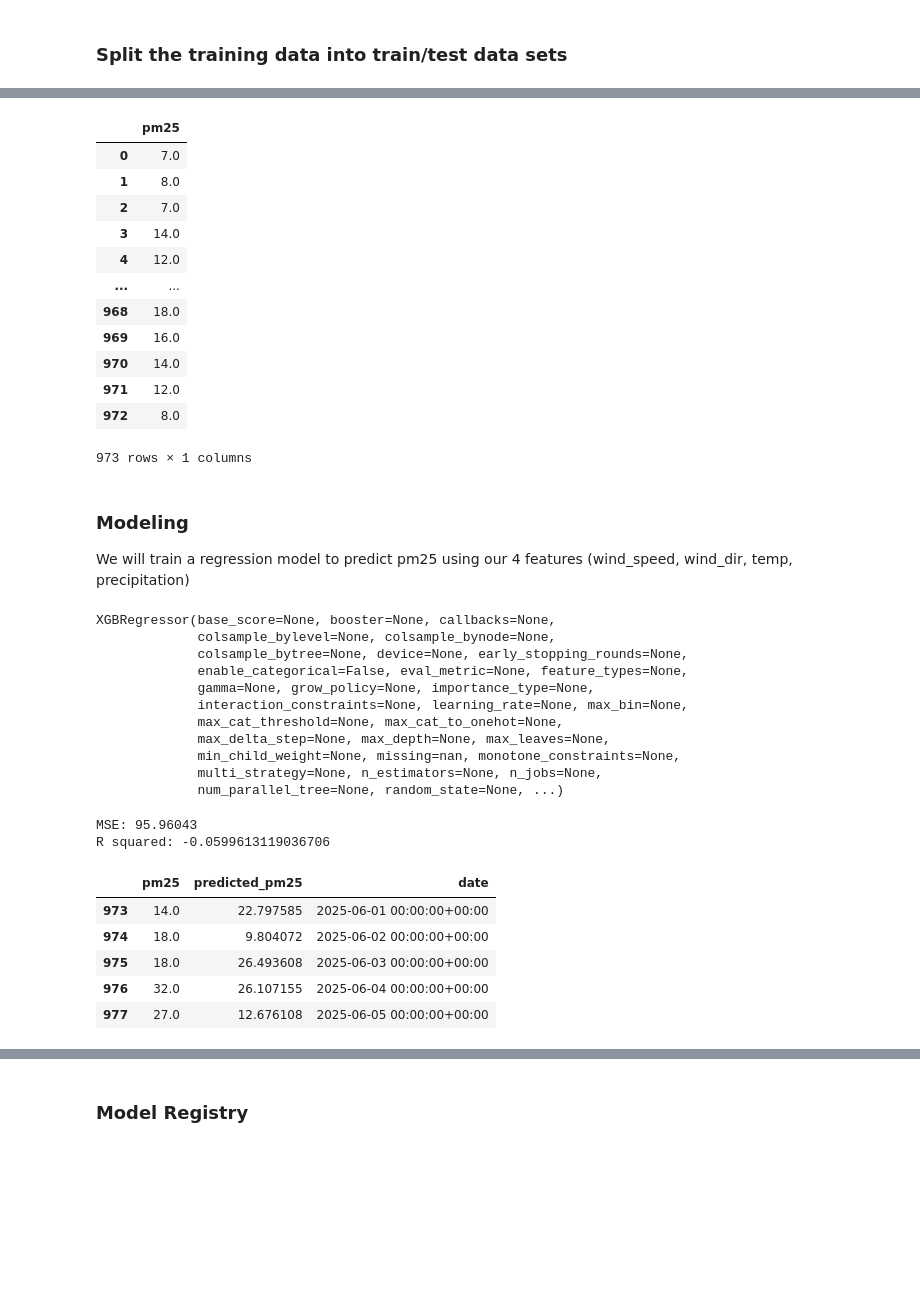
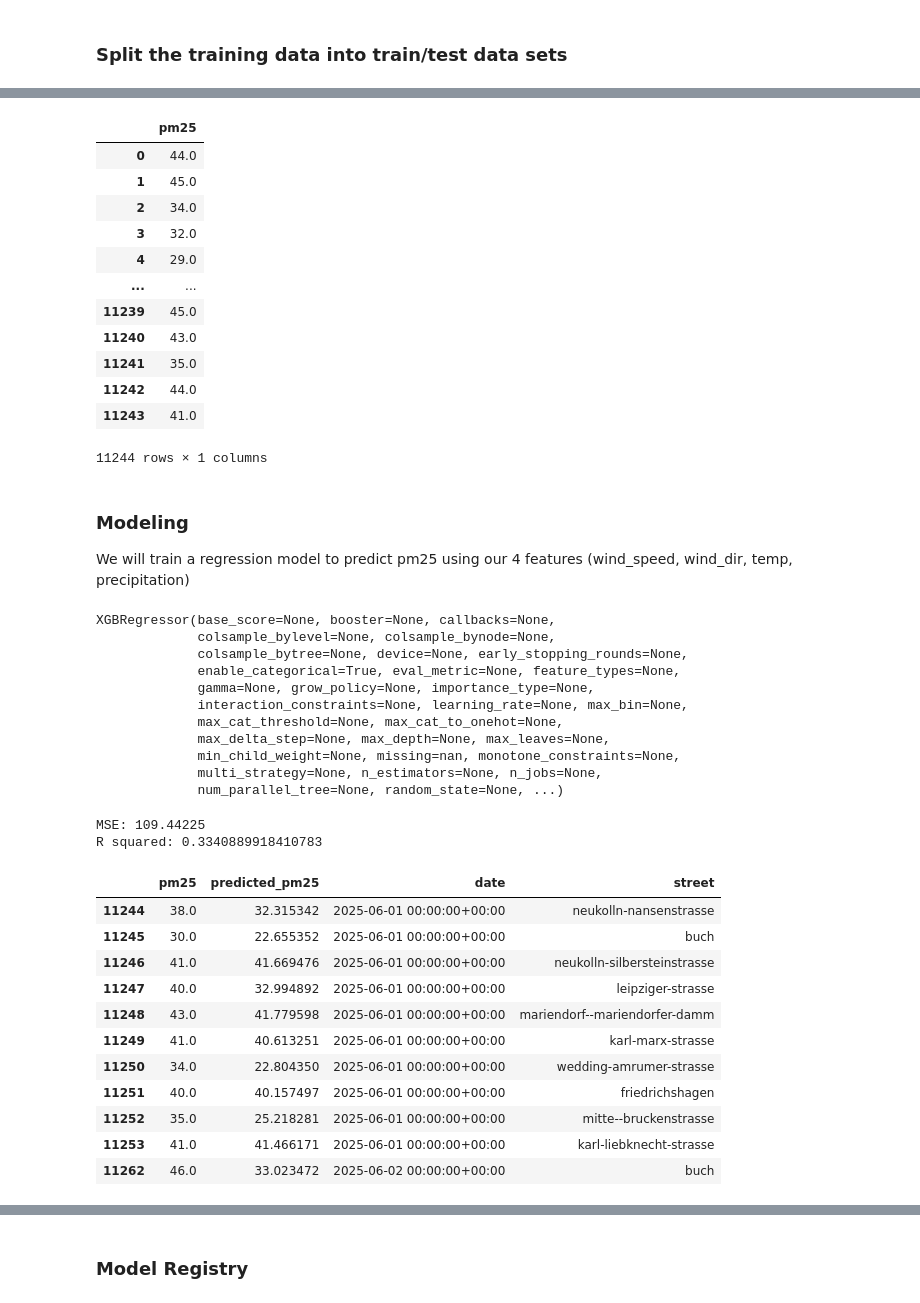
Before and after one commit to kikalore/mlfs-book, a Jupyter notebook: notebooks/airquality/labA.3_air_quality_training_pipeline.ipynb, the cells around one changed output, grey strips where cells are left out. Saved outputs shown, nothing was run; the diff lists cells and outputs as text; code cells hidden in the pictures; blank space fills up the shorter version.

```diff
--- a/notebooks/airquality/labA.3_air_quality_training_pipeline.ipynb
+++ b/notebooks/airquality/labA.3_air_quality_training_pipeline.ipynb
@@ -149,5 +116,5 @@ https://c.app.hopsworks.ai:443/p/1279175/fs/1265791/fv/air_quality_fv_lagged_3/v
 # %%
 # Check Feature view
-feature_view = fs.get_feature_view(name="air_quality_fv", version=1)
+feature_view = fs.get_feature_view(name="air_quality_fv_berlin", version=1)
 feature_view.schema
 # %% [output]
@@ -188,3 +159,8 @@ X_train
 # %%
 X_features = X_train.drop(columns=['date'])
 X_test_features = X_test.drop(columns=['date'])
+
+X_features['street'] = X_features['street'].astype("category")
+X_test_features['street'] = X_test_features['street'].astype("category")
+
+X_features
@@ -192,25 +182,25 @@ X_test_features = X_test.drop(columns=['date'])
 y_train
 # %% [output]
 |  | pm25 |
-| 0 | 7.0 |
-| 1 | 8.0 |
-| 2 | 7.0 |
-| 3 | 14.0 |
-| 4 | 12.0 |
+| 0 | 44.0 |
+| 1 | 45.0 |
+| 2 | 34.0 |
+| 3 | 32.0 |
+| 4 | 29.0 |
 | ... | ... |
-| 968 | 18.0 |
-| 969 | 16.0 |
-| 970 | 14.0 |
-| 971 | 12.0 |
-| 972 | 8.0 |
+| 11239 | 45.0 |
+| 11240 | 43.0 |
+| 11241 | 35.0 |
+| 11242 | 44.0 |
+| 11243 | 41.0 |
-973 rows × 1 columns
+11244 rows × 1 columns
 # %% [markdown]
 ### Modeling</span>
 
 We will train a regression model to predict pm25 using our 4 features (wind_speed, wind_dir, temp, precipitation)
 # %%
 # Creating an instance of the XGBoost Regressor
-xgb_regressor = XGBRegressor()
+xgb_regressor = XGBRegressor(enable_categorical=True)
 
 # Fitting the XGBoost Regressor to the training data
 xgb_regressor.fit(X_features, y_train)
@@ -218,7 +208,7 @@ xgb_regressor.fit(X_features, y_train)
 XGBRegressor(base_score=None, booster=None, callbacks=None,
              colsample_bylevel=None, colsample_bynode=None,
              colsample_bytree=None, device=None, early_stopping_rounds=None,
-             enable_categorical=False, eval_metric=None, feature_types=None,
+             enable_categorical=True, eval_metric=None, feature_types=None,
              gamma=None, grow_policy=None, importance_type=None,
              interaction_constraints=None, learning_rate=None, max_bin=None,
              max_cat_threshold=None, max_cat_to_onehot=None,
@@ -238,21 +228,28 @@ print("MSE:", mse)
 r2 = r2_score(y_test.iloc[:,0], y_pred)
 print("R squared:", r2)
 # %% [output]
-MSE: 95.96043
-R squared: -0.0599613119036706
+MSE: 109.44225
+R squared: 0.3340889918410783
 # %%
 df = y_test
 df['predicted_pm25'] = y_pred
 # %%
 df['date'] = X_test['date']
+df['street'] = X_test['street']
 df = df.sort_values(by=['date'])
-df.head(5)
+df.head(11)
 # %% [output]
-|  | pm25 | predicted_pm25 | date |
-| 973 | 14.0 | 22.797585 | 2025-06-01 00:00:00+00:00 |
-| 974 | 18.0 | 9.804072 | 2025-06-02 00:00:00+00:00 |
-| 975 | 18.0 | 26.493608 | 2025-06-03 00:00:00+00:00 |
-| 976 | 32.0 | 26.107155 | 2025-06-04 00:00:00+00:00 |
-| 977 | 27.0 | 12.676108 | 2025-06-05 00:00:00+00:00 |
+|  | pm25 | predicted_pm25 | date | street |
+| 11244 | 38.0 | 32.315342 | 2025-06-01 00:00:00+00:00 | neukolln-nansenstrasse |
+| 11245 | 30.0 | 22.655352 | 2025-06-01 00:00:00+00:00 | buch |
+| 11246 | 41.0 | 41.669476 | 2025-06-01 00:00:00+00:00 | neukolln-silbersteinstrasse |
+| 11247 | 40.0 | 32.994892 | 2025-06-01 00:00:00+00:00 | leipziger-strasse |
+| 11248 | 43.0 | 41.779598 | 2025-06-01 00:00:00+00:00 | mariendorf--mariendorfer-damm |
+| 11249 | 41.0 | 40.613251 | 2025-06-01 00:00:00+00:00 | karl-marx-strasse |
+| 11250 | 34.0 | 22.804350 | 2025-06-01 00:00:00+00:00 | wedding-amrumer-strasse |
+| 11251 | 40.0 | 40.157497 | 2025-06-01 00:00:00+00:00 | friedrichshagen |
+| 11252 | 35.0 | 25.218281 | 2025-06-01 00:00:00+00:00 | mitte--bruckenstrasse |
+| 11253 | 41.0 | 41.466171 | 2025-06-01 00:00:00+00:00 | karl-liebknecht-strasse |
+| 11262 | 46.0 | 33.023472 | 2025-06-02 00:00:00+00:00 | buch |
 # %%
 # Creating a directory for the model artifacts if it doesn't exist
```
Also changed, not shown: parts of 17 cells of this notebook, 37 other files.
